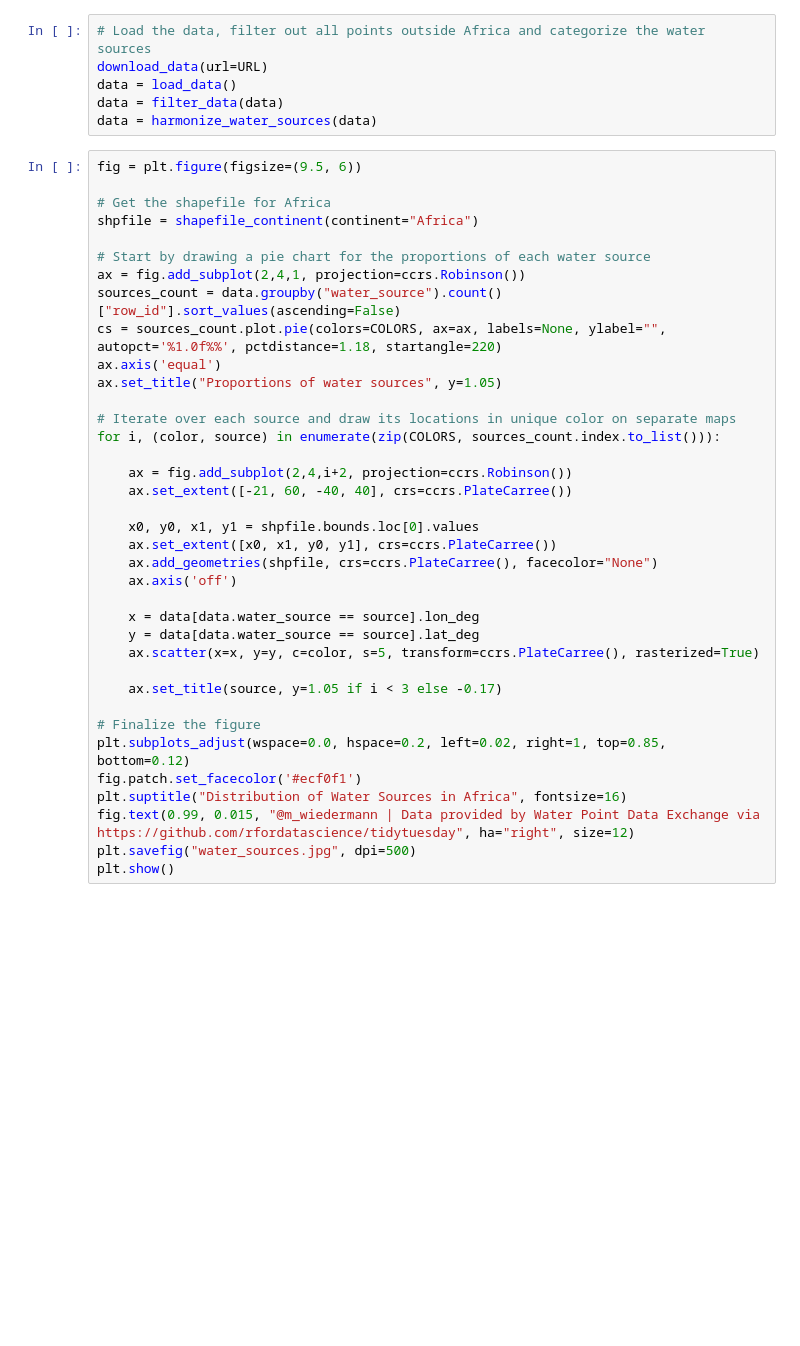
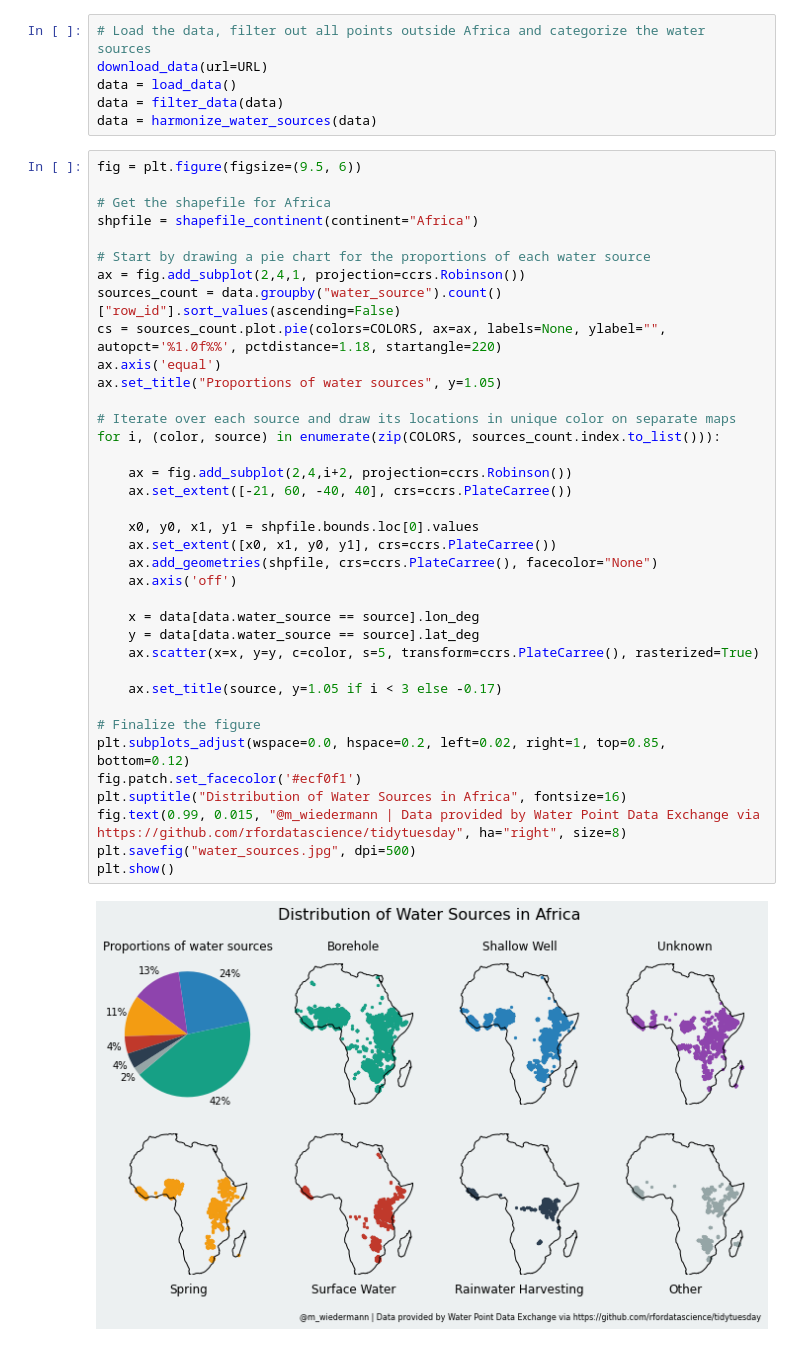
Before and after one commit to marcwie/tidytuesday-challenges, a Jupyter notebook: TidyTuesday Week 19 2021 - Water Sources.ipynb, the cells around one changed output. Saved outputs shown, nothing was run; the diff lists cells and outputs as text; blank space fills up the shorter version.

```diff
--- a/TidyTuesday Week 19 2021 - Water Sources.ipynb
+++ b/TidyTuesday Week 19 2021 - Water Sources.ipynb
@@ -65,31 +65,33 @@ shpfile = shapefile_continent(continent="Africa")
 # Start by drawing a pie chart for the proportions of each water source
 ax = fig.add_subplot(2,4,1, projection=ccrs.Robinson())
 sources_count = data.groupby("water_source").count()["row_id"].sort_values(ascending=False)
 cs = sources_count.plot.pie(colors=COLORS, ax=ax, labels=None, ylabel="", autopct='%1.0f%%', pctdistance=1.18, startangle=220)
 ax.axis('equal')
 ax.set_title("Proportions of water sources", y=1.05)
 
 # Iterate over each source and draw its locations in unique color on separate maps
 for i, (color, source) in enumerate(zip(COLORS, sources_count.index.to_list())):
 
     ax = fig.add_subplot(2,4,i+2, projection=ccrs.Robinson())
     ax.set_extent([-21, 60, -40, 40], crs=ccrs.PlateCarree())
 
     x0, y0, x1, y1 = shpfile.bounds.loc[0].values
     ax.set_extent([x0, x1, y0, y1], crs=ccrs.PlateCarree())
     ax.add_geometries(shpfile, crs=ccrs.PlateCarree(), facecolor="None")
     ax.axis('off')
 
     x = data[data.water_source == source].lon_deg
     y = data[data.water_source == source].lat_deg
     ax.scatter(x=x, y=y, c=color, s=5, transform=ccrs.PlateCarree(), rasterized=True)
 
     ax.set_title(source, y=1.05 if i < 3 else -0.17)
 
 # Finalize the figure
 plt.subplots_adjust(wspace=0.0, hspace=0.2, left=0.02, right=1, top=0.85, bottom=0.12)
 fig.patch.set_facecolor('#ecf0f1')
 plt.suptitle("Distribution of Water Sources in Africa", fontsize=16)
-fig.text(0.99, 0.015, "@m_wiedermann | Data provided by Water Point Data Exchange via https://github.com/rfordatascience/tidytuesday", ha="right", size=12)
+fig.text(0.99, 0.015, "@m_wiedermann | Data provided by Water Point Data Exchange via https://github.com/rfordatascience/tidytuesday", ha="right", size=8)
 plt.savefig("water_sources.jpg", dpi=500)
 plt.show()
+# %% [output]
+[figure, added]
```
